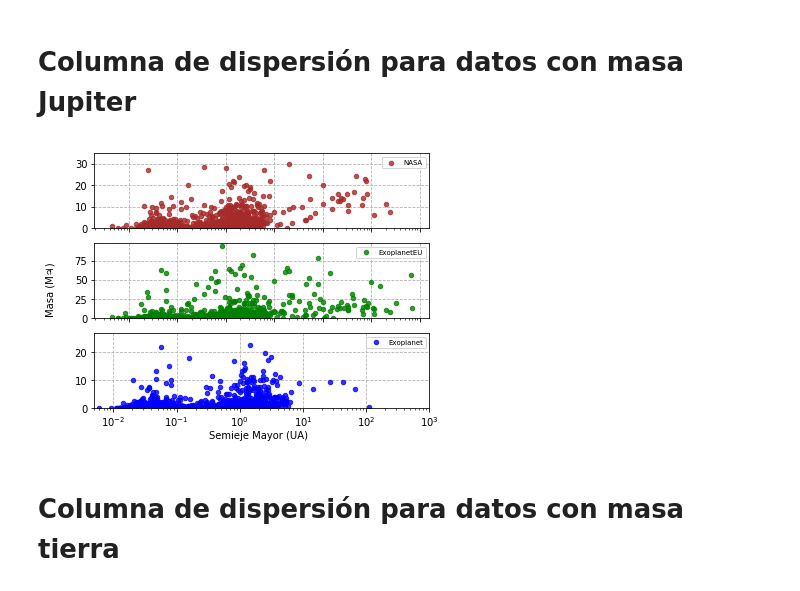
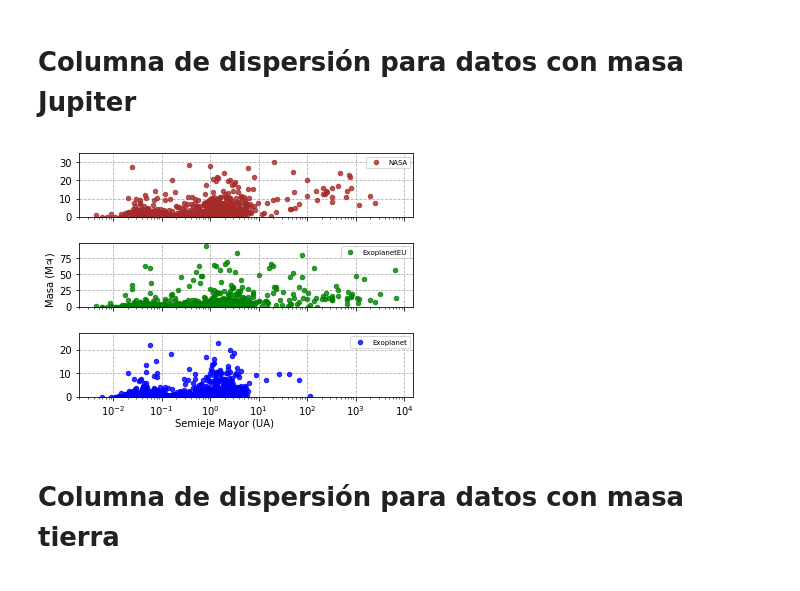
Before and after one commit to anmsuarezma/ExoplanetasPython, a Jupyter notebook: Tarea1.ipynb, the cells around one changed output. Saved outputs shown, nothing was run; the diff lists cells and outputs as text; code cells hidden in the pictures.

Commit message:
Notebook con bases de datos actualizadas

```diff
--- a/Tarea1.ipynb
+++ b/Tarea1.ipynb
@@ -15,7 +15,7 @@ import pandas as pd
 #NASA-----> [MA]=[UA]
 #---------> [mass]=[Mjup]
 conv= 317.83
-NASA=pd.read_csv('NASAplanets.csv', delimiter=',')
+NASA=pd.read_csv('BaseexoplanetsNASAfil.csv', delimiter=',', encoding='latin-1')
 #-------------------------------------------
 MajorAxisNAS=NASA.iloc[:,6:7]
 MajorAxisNAS=MajorAxisNAS.values.tolist()
@@ -33,15 +33,15 @@ MassNASAEarth=[i*conv for i in MassNASA]
 # %%
 #ExoplanetsEU-----> [MA]=[UA]
 #        ---------> [mass]=[Mjup]
-exo=pd.read_csv('exoplaneteu_catalog.csv', delimiter=',')
+exo=pd.read_csv('BaseexoplanetsESAfil.csv', delimiter=',', encoding='latin-1')
 #--------------------------------------
-MajorAxisEX=exo.iloc[:,14:15]
+MajorAxisEX=exo.iloc[:,4:5]
 MajorAxisEX=MajorAxisEX.values.tolist()
 MajorAxisEXO=[]
 for i in range(len(MajorAxisEX)):
     MajorAxisEXO+=MajorAxisEX[i]
 #--------------------------------------
-MassEX=exo.iloc[:,2:3]
+MassEX=exo.iloc[:,1:2]
 MassEX=MassEX.values.tolist()
 MassEXO=[]
 for i in range(len(MassEX)):
@@ -320,54 +339,55 @@ plt.show()
 # %% [markdown]
 # Columna de dispersión para datos con masa Jupiter
 # %%
+ax2=plt.subplot(515)
+plt.scatter(x=MajorAxisEXP, y=MassEXPO, marker='o', color='blue',s=20, alpha=0.8, label='Exoplanet',zorder=2)
+plt.xscale('log')
+plt.xlim(0.005,1000)
+y3=np.max(MASSEXPO)//conv
+plt.ylim(0.0001,y3+5)
+#plt.title('Dispersión para datos Exoplanet')
+plt.grid(zorder=1, linestyle='--')
+box = ax2.get_position()
+ax2.set_position([box.x0, box.y0, box.width * 1.0, box.height * 1.7])
+plt.setp(ax2.get_xticklabels(), fontsize=10)
+plt.legend(loc=1, fontsize = 'x-small')
+
+
 ax=plt.subplot(511,sharex=ax2)
 plt.scatter(x=MajorAxisNASA, y=MassNASA, marker='o',s=20, color='brown', alpha=0.8, label='NASA',zorder=2)
 #plt.xscale('log')
 #plt.xlim(0.005,1000)
 y1=np.max(MASSNASA)//conv
 plt.ylim(0.0001,y1+5)
 #plt.title('Dispersión para datos NASA')
 plt.grid(zorder=1, linestyle='--')
 box = ax.get_position()
-ax.set_position([box.x0, box.y0, box.width * 1.0 , box.height * 2.0])
+ax.set_position([box.x0, box.y0, box.width * 1.0 , box.height * 1.7])
 plt.setp(ax.get_xticklabels(), visible=False)
 plt.legend(loc=1, fontsize = 'x-small')
 
 ax1=plt.subplot(513, sharex=ax2)
 plt.scatter(x=MajorAxisEXO, y=MassEXO, marker='o', color='green',s=20, alpha=0.8, label='ExoplanetEU',zorder=2)
 #plt.xscale('log')
 #plt.xlim(0.005,1000)
 y2=np.max(MASSEXOEU)//conv
 plt.ylim(0.0001,y2+5)
 #plt.title('Dispersión para datos ExoplanetEU')
 plt.grid(zorder=1, linestyle='--')
 box = ax1.get_position()
-ax1.set_position([box.x0, box.y0, box.width * 1.0 , box.height * 2.0])
+ax1.set_position([box.x0, box.y0, box.width * 1.0 , box.height * 1.7])
 plt.setp(ax1.get_xticklabels(), visible=False)
 plt.legend(loc=1, fontsize = 'x-small')
 
 
-ax2=plt.subplot(515)
-plt.scatter(x=MajorAxisEXP, y=MassEXPO, marker='o', color='blue',s=20, alpha=0.8, label='Exoplanet',zorder=2)
-plt.xscale('log')
-plt.xlim(0.005,1000)
-y3=np.max(MASSEXPO)//conv
-plt.ylim(0.0001,y3+5)
-#plt.title('Dispersión para datos Exoplanet')
-plt.grid(zorder=1, linestyle='--')
-box = ax2.get_position()
-ax2.set_position([box.x0, box.y0, box.width * 1.0, box.height * 2.0])
-plt.setp(ax2.get_xticklabels(), fontsize=10)
-plt.legend(loc=1, fontsize = 'x-small')
-
-plt.text(2, -10, 'Semieje Mayor (UA)', ha='center', va='center')
-plt.text(0.001, 43, 'Masa (M♃)', ha='center', va='center', rotation='vertical')
+plt.text(2, -180, 'Semieje Mayor (UA)', ha='center', va='center')
+plt.text(0.0005, 43, 'Masa (M♃)', ha='center', va='center', rotation='vertical')
 plt.savefig('name1.pdf')
 
 
 plt.show()
 # %% [output]
-[figure, old version]
+[figure, new version]
 # %% [markdown]
 # Columna de dispersión para datos con masa tierra
 # %%
```
Also changed, not shown: parts of 1 cell of this notebook.
